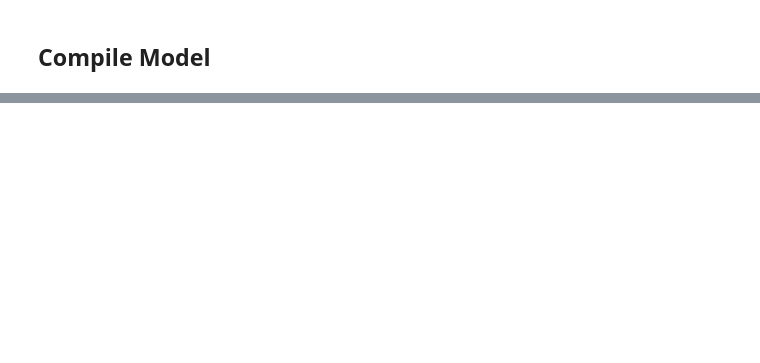
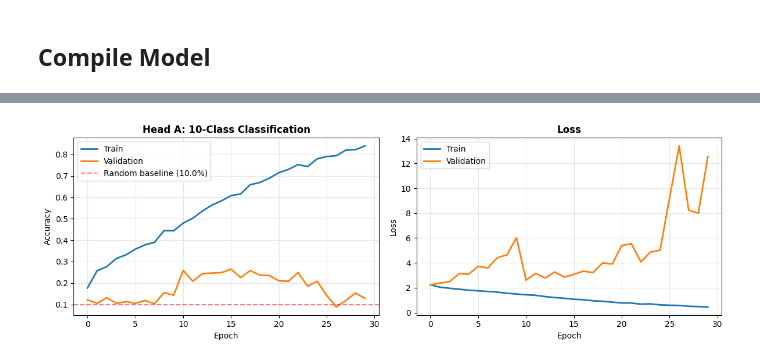
Before and after one commit to mikenk2010/COSC3007_Multi-Task-Learning-MTL, a Jupyter notebook: test.ipynb, the cells around one changed output, grey strips where cells are left out. Cells and saved outputs as stored; diff of their text form; code cells hidden in the pictures; blank space fills up the shorter version.

```diff
--- a/test.ipynb
+++ b/test.ipynb
@@ -174,11 +448,0 @@ Model compiled successfully
-# %%
-# Train model (Head A only)
-history = model.fit(
-    X_train, y_train_a,
-    validation_data=(X_val, y_val_a),
-    epochs=50,
-    batch_size=32,
-    verbose=1
-)
-
-print("\nTraining completed!")
@@ -317,29 +529,69 @@ for i in range(10):
 # %%
-# Plot training and validation metrics
 import matplotlib.pyplot as plt
 
+plot_cfg = {
+    "A": {
+        "task": "classification",
+        "metric": "accuracy",
+        "val_metric": "val_accuracy",
+        "baseline": 1 / 10,
+        "title": "Head A: 10-Class Classification",
+        "ylabel": "Accuracy",
+    },
+    "B": {
+        "task": "classification",
+        "metric": "accuracy",
+        "val_metric": "val_accuracy",
+        "baseline": 1 / 32,
+        "title": "Head B: 32-Class Classification",
+        "ylabel": "Accuracy",
+    },
+    "C": {
+        "task": "regression",
+        "metric": "mae",
+        "val_metric": "val_mae",
+        "baseline": None,
+        "title": "Head C: Regression",
+        "ylabel": "MAE",
+    },
+}[TARGET]
+
+# ============================================================
+# Plot
+# ============================================================
 fig, axes = plt.subplots(1, 2, figsize=(12, 4))
 
-# Accuracy
-axes[0].plot(history.history['accuracy'], label='Train', linewidth=2)
-axes[0].plot(history.history['val_accuracy'], label='Validation', linewidth=2)
-axes[0].axhline(y=0.1, color='r', linestyle='--', label='Random (10%)', alpha=0.5)
-axes[0].set_title('Head A: 10-Class Classification Accuracy', fontsize=12, fontweight='bold')
-axes[0].set_xlabel('Epoch')
-axes[0].set_ylabel('Accuracy')
+# ---- Metric plot ----
+axes[0].plot(history.history[plot_cfg["metric"]], label="Train", linewidth=2)
+axes[0].plot(history.history[plot_cfg["val_metric"]], label="Validation", linewidth=2)
+
+if plot_cfg["baseline"] is not None:
+    axes[0].axhline(
+        y=plot_cfg["baseline"],
+        color="r",
+        linestyle="--",
+        alpha=0.5,
+        label=f"Random baseline ({plot_cfg['baseline']*100:.1f}%)",
+    )
+
+axes[0].set_title(plot_cfg["title"], fontsize=12, fontweight="bold")
+axes[0].set_xlabel("Epoch")
+axes[0].set_ylabel(plot_cfg["ylabel"])
 axes[0].legend()
 axes[0].grid(True, alpha=0.3)
 
-# Loss
-axes[1].plot(history.history['loss'], label='Train', linewidth=2)
-axes[1].plot(history.history['val_loss'], label='Validation', linewidth=2)
-axes[1].set_title('Loss', fontsize=12, fontweight='bold')
-axes[1].set_xlabel('Epoch')
-axes[1].set_ylabel('Loss')
+# ---- Loss plot ----
+axes[1].plot(history.history["loss"], label="Train", linewidth=2)
+axes[1].plot(history.history["val_loss"], label="Validation", linewidth=2)
+axes[1].set_title("Loss", fontsize=12, fontweight="bold")
+axes[1].set_xlabel("Epoch")
+axes[1].set_ylabel("Loss")
 axes[1].legend()
 axes[1].grid(True, alpha=0.3)
 
 plt.tight_layout()
 plt.show()
 
-print("Training and validation plots displayed above")
+print(f"Training and validation plots displayed for Target {TARGET}")
+# %% [output]
+[figure, added]
```
Also changed, not shown: parts of 18 cells of this notebook, 41 other files.
